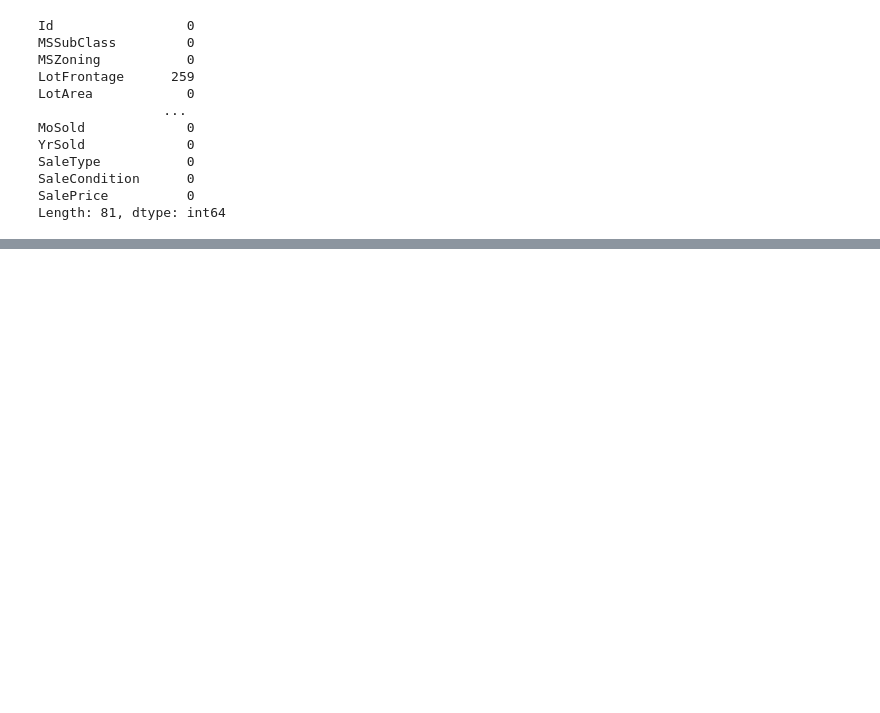
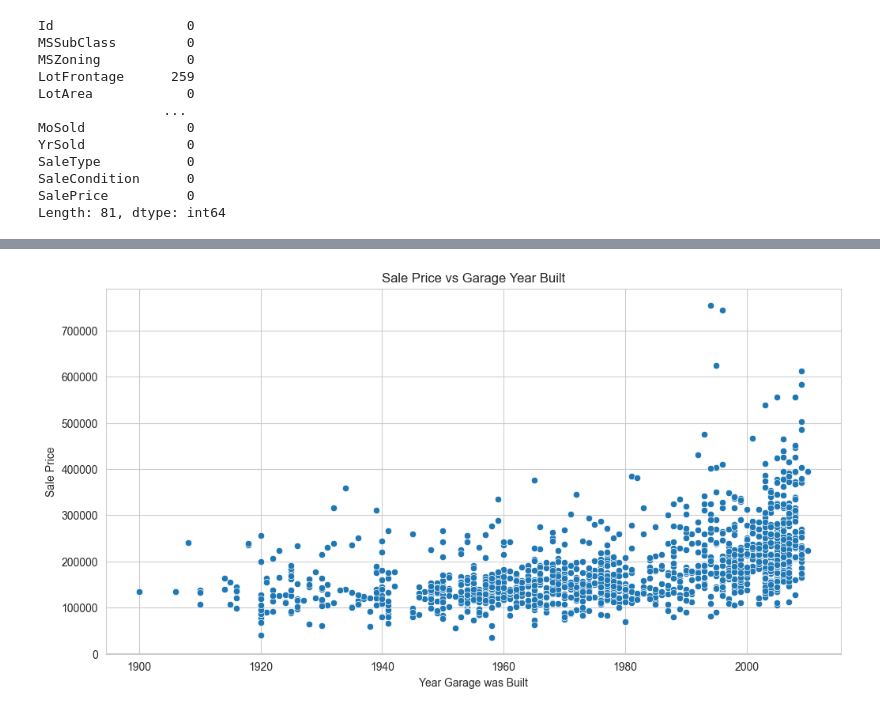
Before and after one commit to Muaeen/RihalIntern, a Jupyter notebook: regression_project/notebook/regession.ipynb, the cells around one changed output, grey strips where cells are left out. Saved outputs shown, nothing was run; the diff lists cells and outputs as text; code cells hidden in the pictures; blank space fills up the shorter version.

```diff
--- a/regression_project/notebook/regession.ipynb
+++ b/regression_project/notebook/regession.ipynb
@@ -190,0 +142,9 @@ test.drop(columns=['Alley','PoolQC','Fence','MiscFeature'],inplace=True)
+# %%
+# Handling missing values
+
+# A threshold for dropping columns (e.g., if more than 40% data is missing)
+threshold = 0.60 * len(train)
+
+# Dropping columns with missing values exceeding the threshold
+cleand_train = train.dropna(thresh=threshold, axis=1)
+nulls_per(cleand_train)
@@ -190,0 +241,10 @@ test.drop(columns=['Alley','PoolQC','Fence','MiscFeature'],inplace=True)
+# %%
+# Plotting 'GarageYrBlt' against 'SalePrice'
+plt.figure(figsize=(12, 6))
+sns.scatterplot(data=cleand_train, x='GarageYrBlt', y='SalePrice')
+plt.title('Sale Price vs Garage Year Built')
+plt.xlabel('Year Garage was Built')
+plt.ylabel('Sale Price')
+plt.show()
+# %% [output]
+[figure, added]
```
Also changed, not shown: parts of 23 cells of this notebook.
